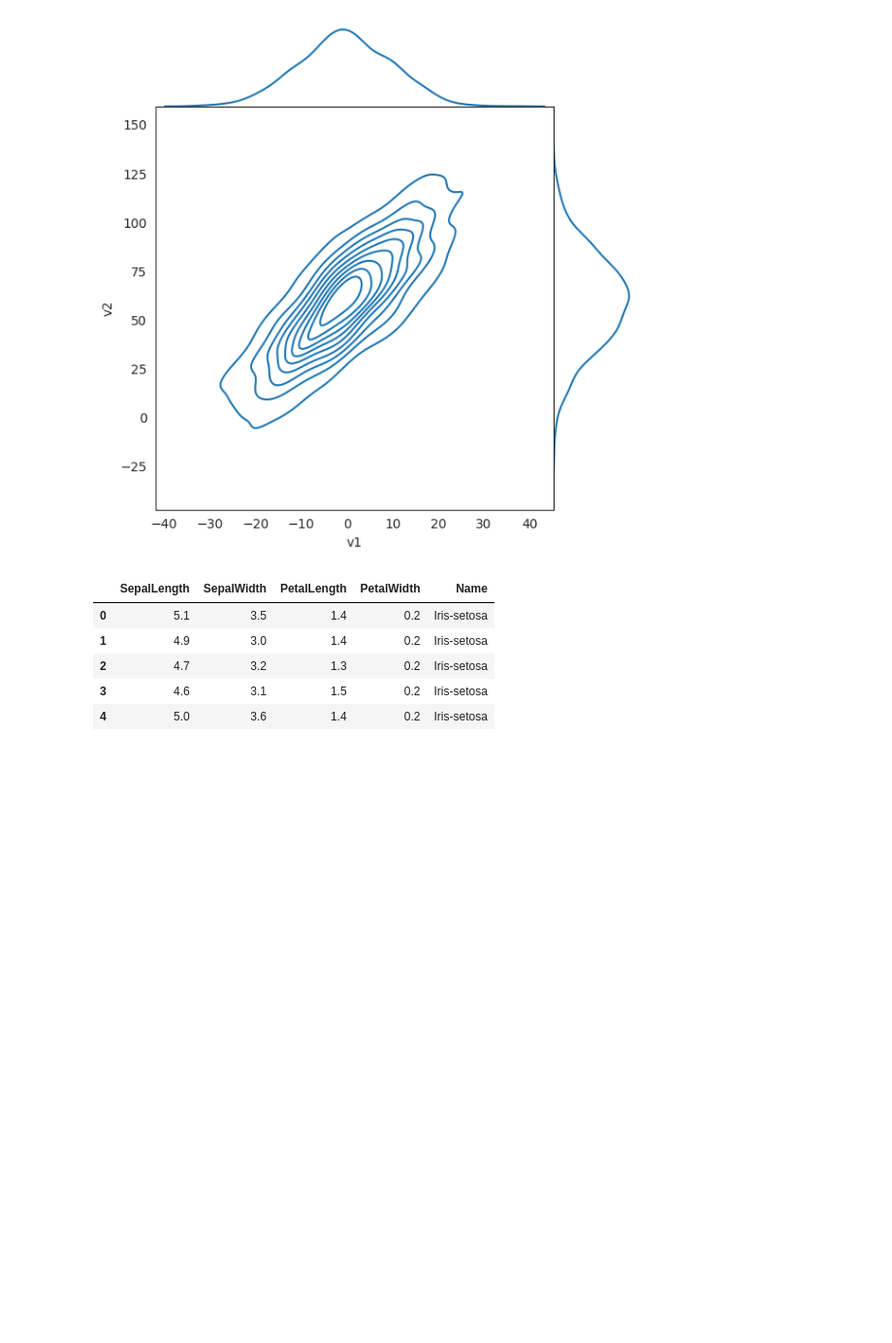
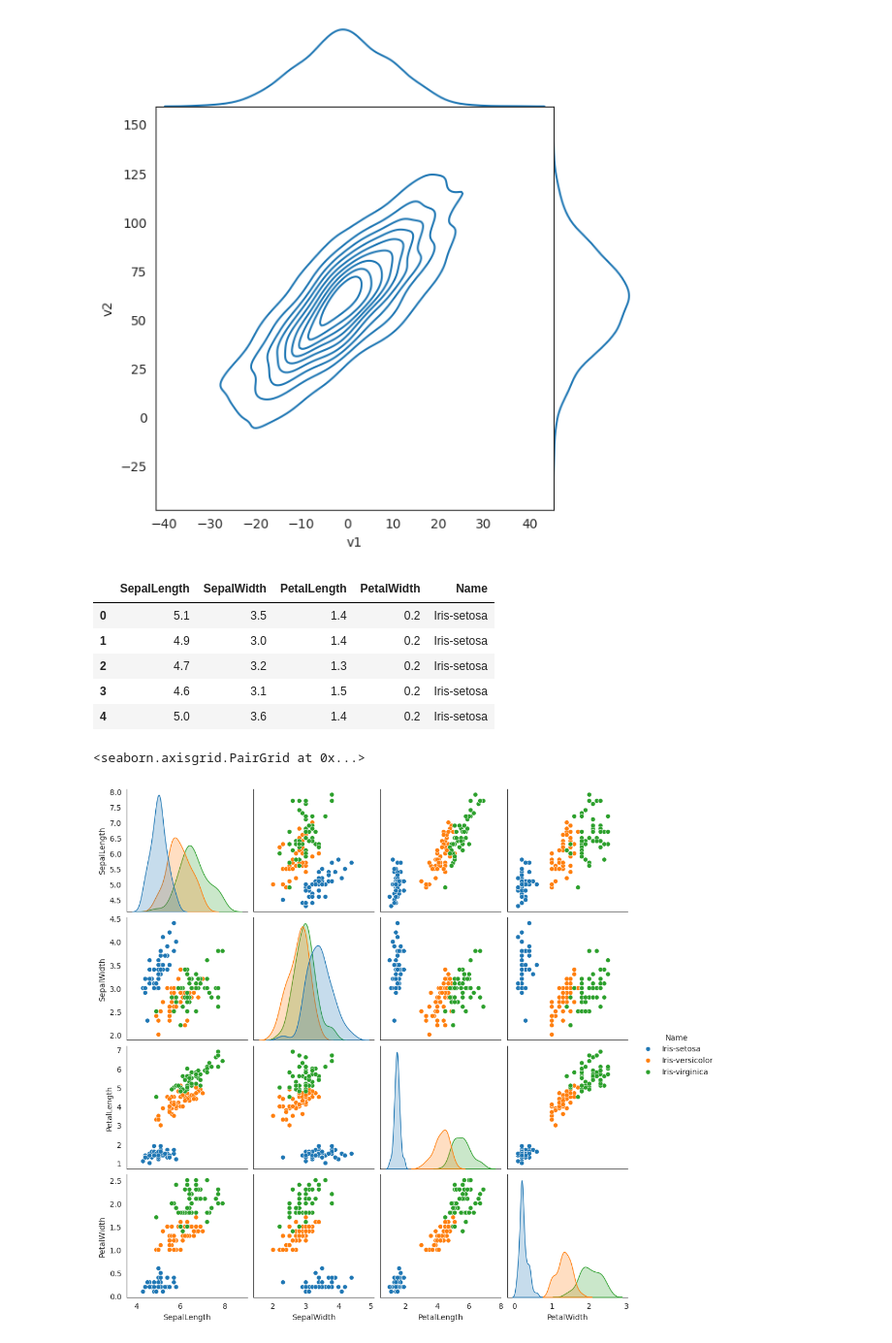
Before and after one commit to Zainab-Ayoub/dataScienceProblems, a Jupyter notebook: seaborn.ipynb, the cells around one changed output. Shown at 97% size. Drawn from its saved outputs; the diff is of its cells as text; code cells hidden in the pictures; blank space fills up the shorter version.

Commit message:
pairplot

```diff
--- a/seaborn.ipynb
+++ b/seaborn.ipynb
@@ -51,3 +51,8 @@ iris.head()
 | 2 | 4.7 | 3.2 | 1.3 | 0.2 | Iris-setosa |
 | 3 | 4.6 | 3.1 | 1.5 | 0.2 | Iris-setosa |
 | 4 | 5.0 | 3.6 | 1.4 | 0.2 | Iris-setosa |
+# %%
+sns.pairplot(iris, hue='Name', diag_kind='kde')
+# %% [output]
+<seaborn.axisgrid.PairGrid at 0x...>
+[figure, added]
```
